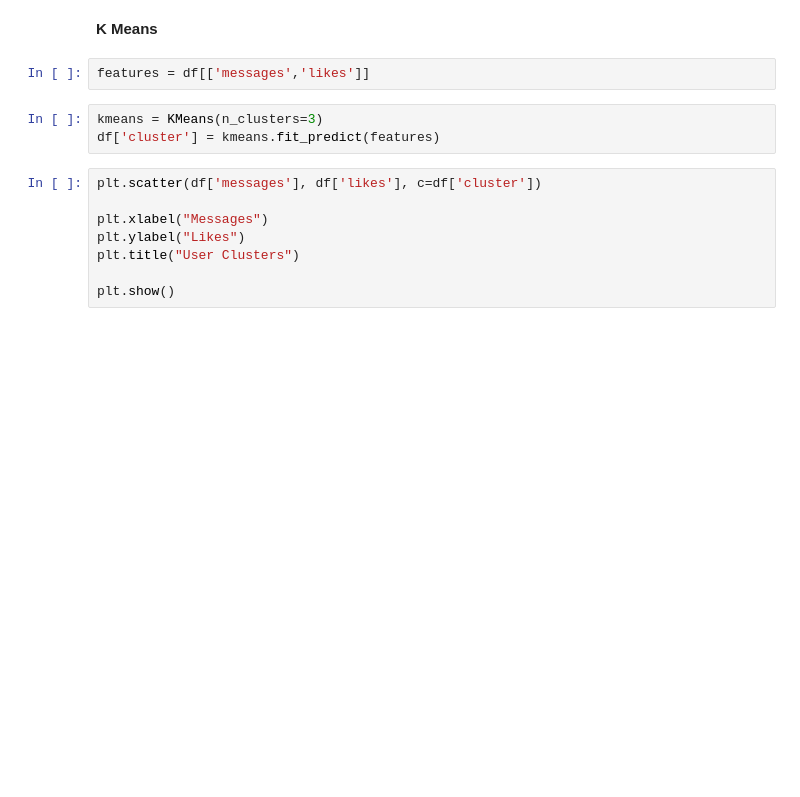
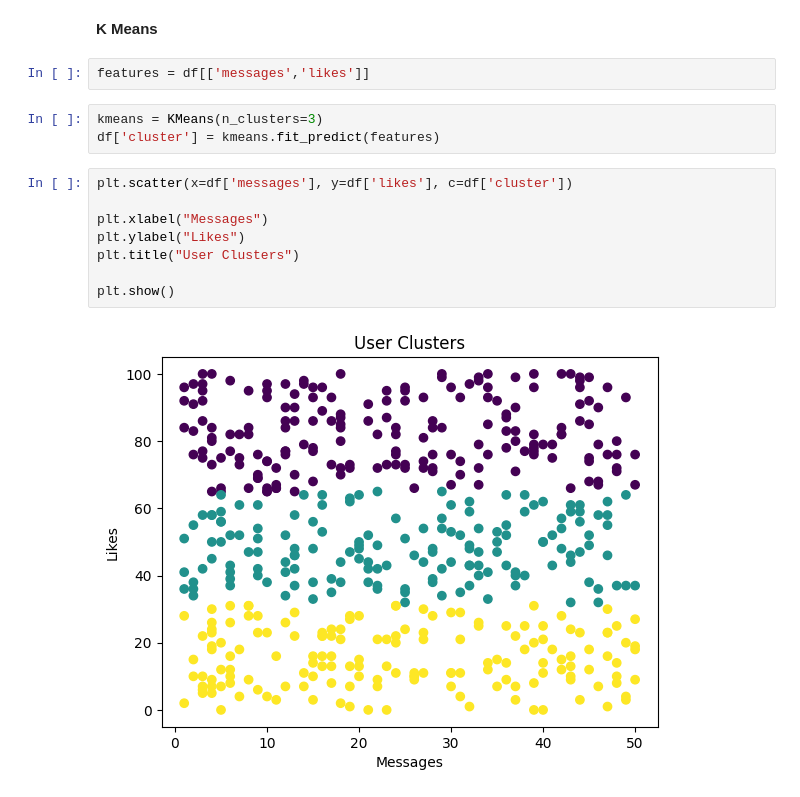
Before and after one commit to prateekhemchandani/SMA-S8, a Jupyter notebook: Experiment 10/exp10.ipynb, the cells around one changed output. Drawn from its saved outputs; the diff is of its cells as text; blank space fills up the shorter version.

```diff
--- a/Experiment 10/exp10.ipynb
+++ b/Experiment 10/exp10.ipynb
@@ -43,10 +65,12 @@ features = df[['messages','likes']]
 kmeans = KMeans(n_clusters=3)
 df['cluster'] = kmeans.fit_predict(features)
 # %%
-plt.scatter(df['messages'], df['likes'], c=df['cluster'])
+plt.scatter(x=df['messages'], y=df['likes'], c=df['cluster'])
 
 plt.xlabel("Messages")
 plt.ylabel("Likes")
 plt.title("User Clusters")
 
 plt.show()
+# %% [output]
+[figure, added]
```
Also changed, not shown: parts of 4 cells of this notebook, 1 other file.
